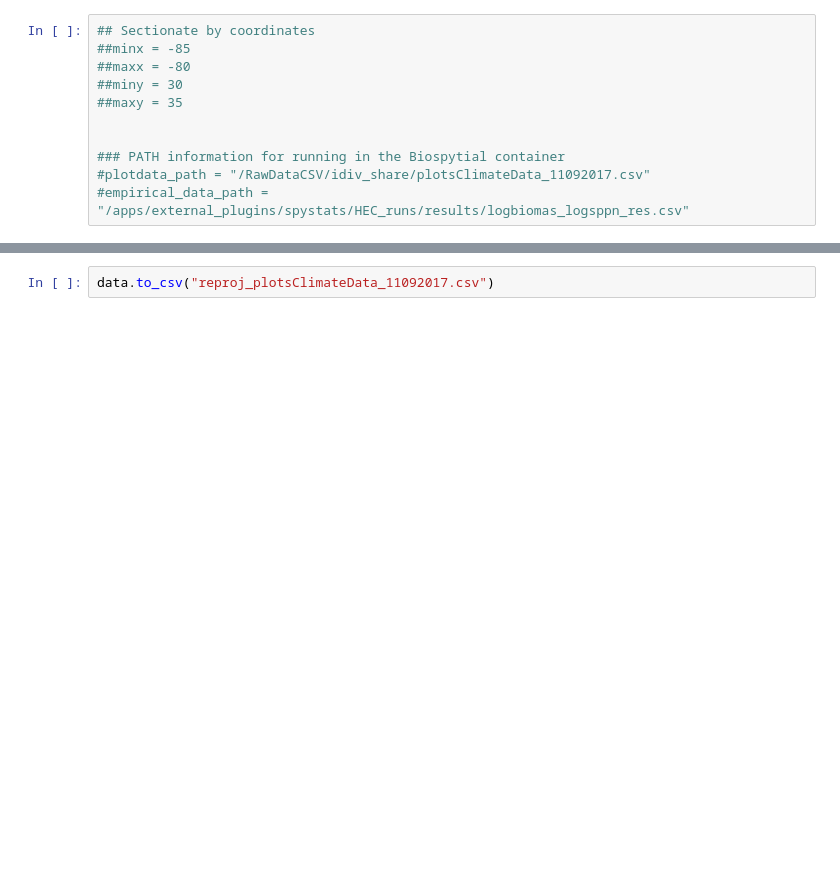
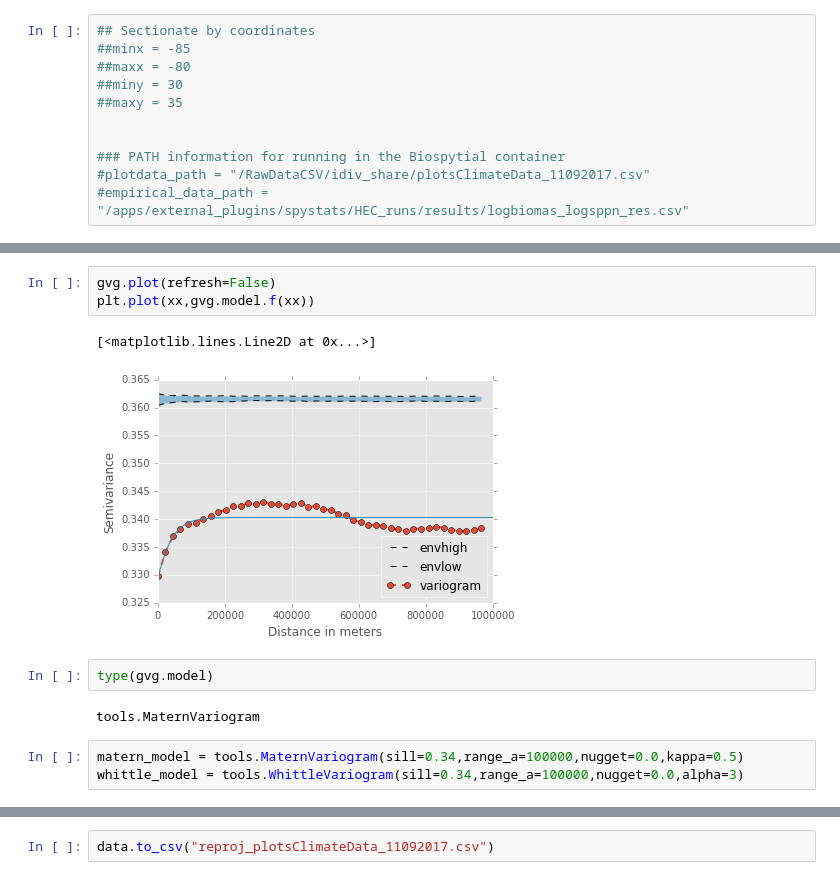
Before and after one commit to molgor/spystats, a Jupyter notebook: notebooks/anomalies_exploration.ipynb, the cells around one changed output, grey strips where cells are left out. Drawn from its saved outputs; the diff is of its cells as text; blank space fills up the shorter version.

```diff
--- a/notebooks/anomalies_exploration.ipynb
+++ b/notebooks/anomalies_exploration.ipynb
@@ -77,0 +56,13 @@ bursera_sampling_100_env.csv  gt_tree.png
+# %%
+gvg.plot(refresh=False)
+plt.plot(xx,gvg.model.f(xx))
+# %% [output]
+[<matplotlib.lines.Line2D at 0x...>]
+[figure, added]
+# %%
+type(gvg.model)
+# %% [output]
+tools.MaternVariogram
+# %%
+matern_model = tools.MaternVariogram(sill=0.34,range_a=100000,nugget=0.0,kappa=0.5)
+whittle_model = tools.WhittleVariogram(sill=0.34,range_a=100000,nugget=0.0,alpha=3)
```
Also changed, not shown: parts of 19 cells of this notebook, 4 other files.
